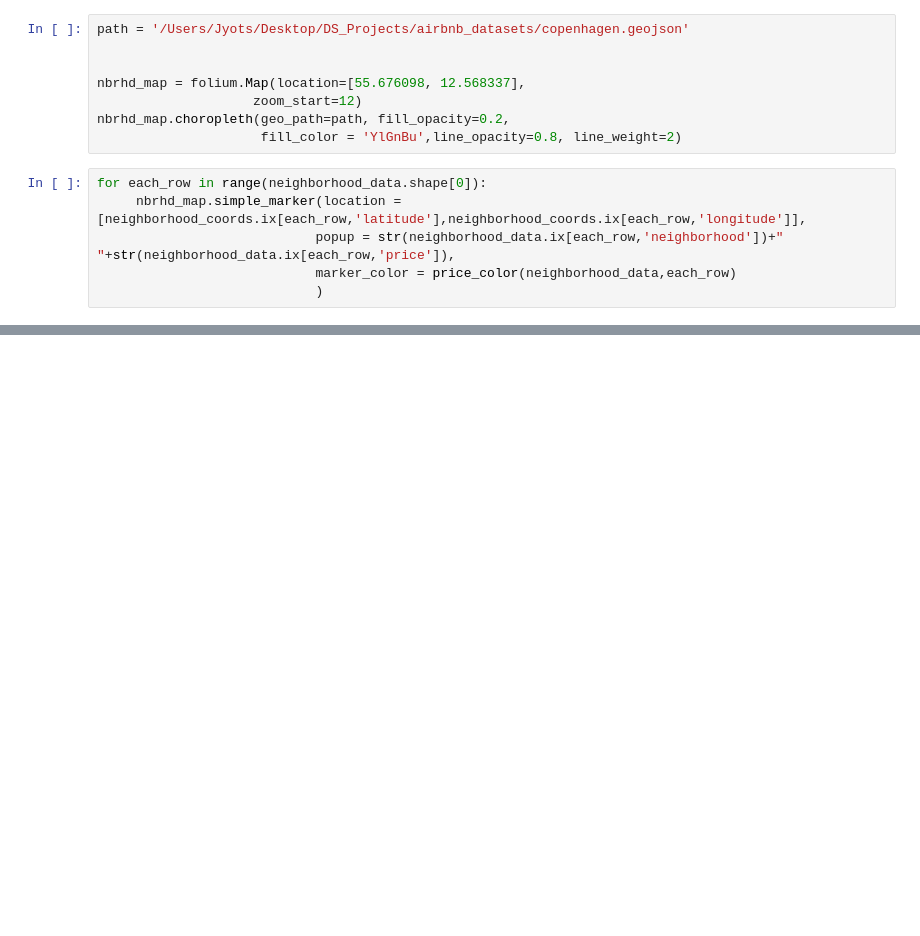
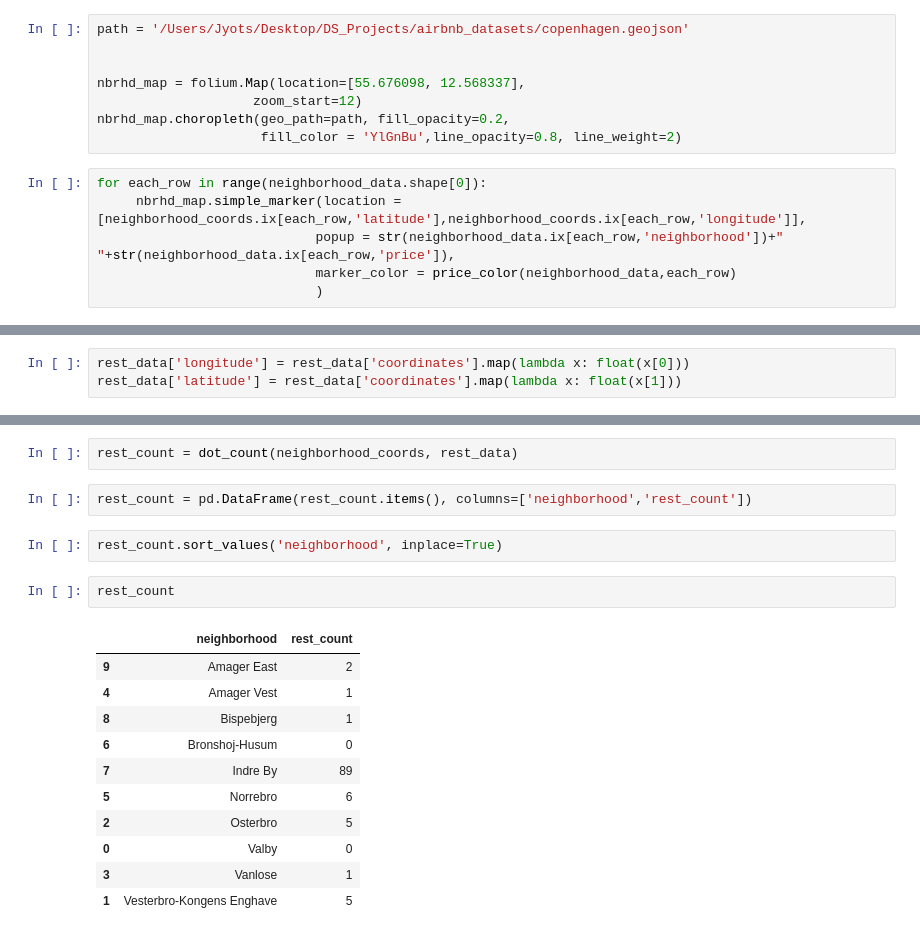
Before and after one commit to Jyojha/DS_Projects, a Jupyter notebook: Airbnb_Data_Munging_Copenhagen.ipynb, the cells around one changed output, grey strips where cells are left out. Saved outputs shown, nothing was run; the diff lists cells and outputs as text; blank space fills up the shorter version.

```diff
--- a/Airbnb_Data_Munging_Copenhagen.ipynb
+++ b/Airbnb_Data_Munging_Copenhagen.ipynb
@@ -315,0 +458,3 @@ nbrhd_map
+# %%
+rest_data['longitude'] = rest_data['coordinates'].map(lambda x: float(x[0]))
+rest_data['latitude'] = rest_data['coordinates'].map(lambda x: float(x[1]))
@@ -315,0 +467,20 @@ nbrhd_map
+# %%
+rest_count = dot_count(neighborhood_coords, rest_data)
+# %%
+rest_count = pd.DataFrame(rest_count.items(), columns=['neighborhood','rest_count'])
+# %%
+rest_count.sort_values('neighborhood', inplace=True)
+# %%
+rest_count
+# %% [output]
+|  | neighborhood | rest_count |
+| 9 | Amager East | 2 |
+| 4 | Amager Vest | 1 |
+| 8 | Bispebjerg | 1 |
+| 6 | Bronshoj-Husum | 0 |
+| 7 | Indre By | 89 |
+| 5 | Norrebro | 6 |
+| 2 | Osterbro | 5 |
+| 0 | Valby | 0 |
+| 3 | Vanlose | 1 |
+| 1 | Vesterbro-Kongens Enghave | 5 |
```
Also changed, not shown: parts of 28 cells of this notebook.
